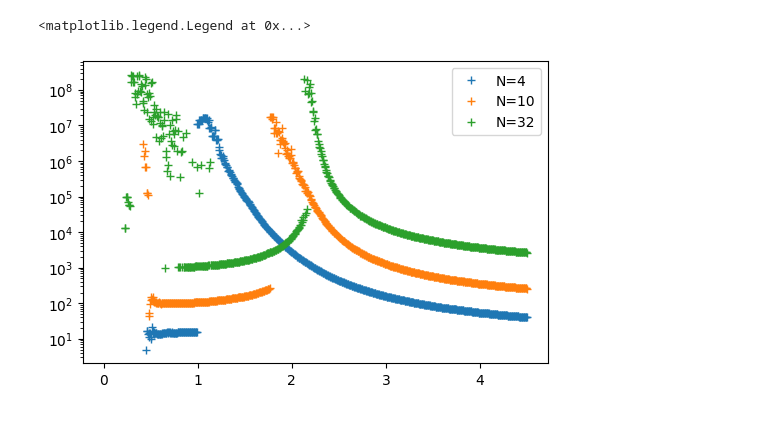
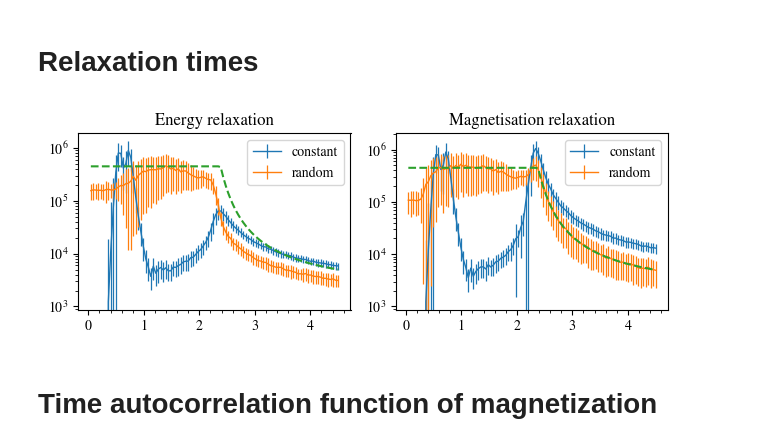
Before and after one commit to ashmat98/ising-model, a Jupyter notebook: python/Results.ipynb, the cells around one changed output. Drawn from its saved outputs; the diff is of its cells as text; code cells hidden in the pictures.

```diff
--- a/python/Results.ipynb
+++ b/python/Results.ipynb
@@ -15,3 +17,54 @@ plt.rcParams["figure.figsize"] = [6,4]
+# %%
+plt.rcParams["figure.facecolor"] = "white"
+plt.rcParams["figure.dpi"] = 100
+plt.rcParams["figure.figsize"] = [6,4]
+prop_cycle = plt.rcParams['axes.prop_cycle']
+COLORS = prop_cycle.by_key()['color']
+import style
+# %% [markdown]
+# Relaxation times
+# %%
+with open("dumps/relaxations.pkl","rb") as f:
+    results = pickle.load(f)
+
+df = pd.DataFrame(results, columns=["T",  "RTM_const", "RTE_const", "RTM_rand", "RTE_rand"])
+
+gb = df.groupby("T")
+
+dfmoments = pd.concat([
+gb.mean().add_suffix("_mean"),
+gb.std().add_suffix("_std")], axis=1)
+dfm = dfmoments[sorted(dfmoments.columns)]
+# %%
+sprs = 2
+kws = dict(lw=1, elinewidth=0.9)
+plt.figure(figsize=(6.5,2.5))
+plt.subplot(121)
+plt.title("Energy relaxation")
+plt.errorbar(dfm.index, dfm.RTE_const_mean, yerr=dfm.RTE_const_std/sprs, label="constant", **kws)
+plt.errorbar(dfm.index, dfm.RTE_rand_mean, yerr=dfm.RTE_rand_std/sprs, label="random", **kws)
+plt.plot(dfm.index, [relaxation_time_normalized(x)*32*32 for x in dfm.index], "--", zorder=100)
+plt.gca().set_yscale("log")
+plt.minorticks_on()
+plt.legend()
+
+
+plt.subplot(122)
+plt.title("Magnetisation relaxation")
+plt.errorbar(dfm.index, dfm.RTM_const_mean, yerr=dfm.RTM_const_std/sprs, label="constant", **kws)
+plt.errorbar(dfm.index, dfm.RTM_rand_mean, yerr=dfm.RTM_rand_std/sprs, label="random", **kws)
+plt.gca().set_yscale("log")
+plt.plot(dfm.index, [relaxation_time_normalized(x)*32*32 for x in dfm.index], "--", zorder=100)
+plt.minorticks_on()
+
+plt.legend()
+
+plt.tight_layout()
+plt.savefig("figs/relaxation.pdf")
+# %% [output]
+[figure, added]
+# %% [markdown]
+# Time autocorrelation function of magnetization
 # %%
 T, M = {}, {}
 for N in [4,10,32,64]:
@@ -19,12 +72,3 @@ for N in [4,10,32,64]:
         _T, _M = pickle.load(f)
         T[N] = np.array(_T)
         M[N] = np.array(_M)
-# %%
-for N in [4,10,32]:
-    plt.plot(T[N], M[N], "+", label=f"N={N}")
-
-plt.gca().set_yscale("log")
-plt.legend()
-# %% [output]
-<matplotlib.legend.Legend at 0x...>
-[figure, removed]
```
Also changed, not shown: parts of 10 cells of this notebook, 5 other files.
